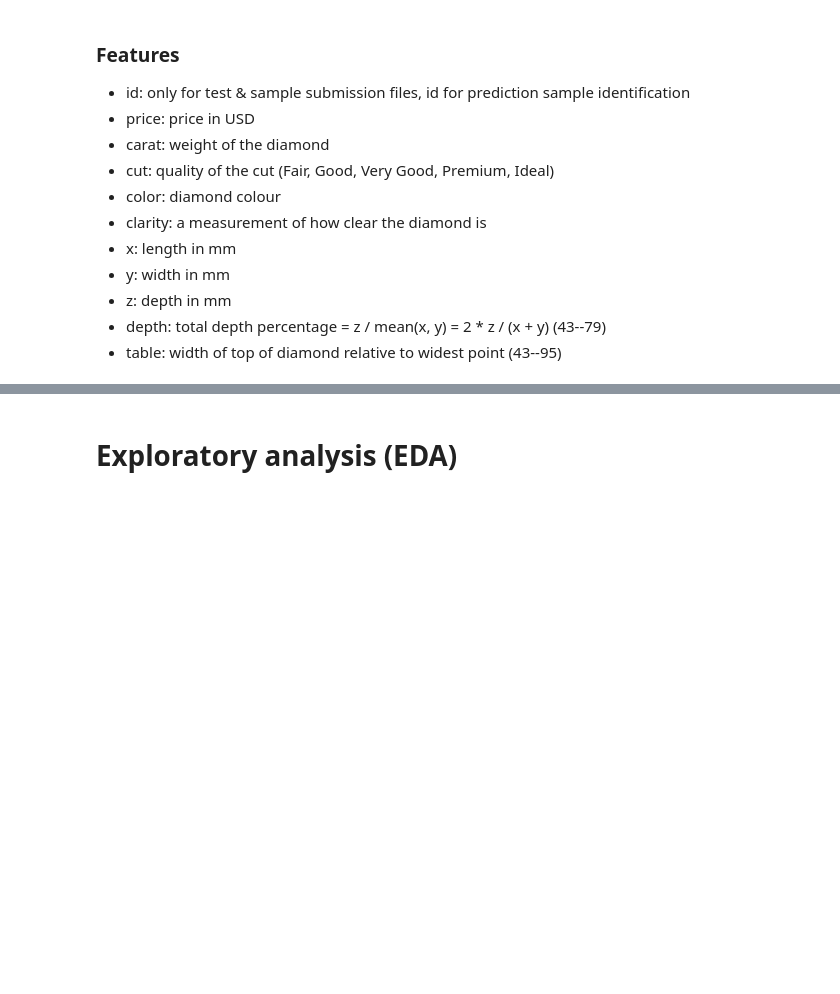
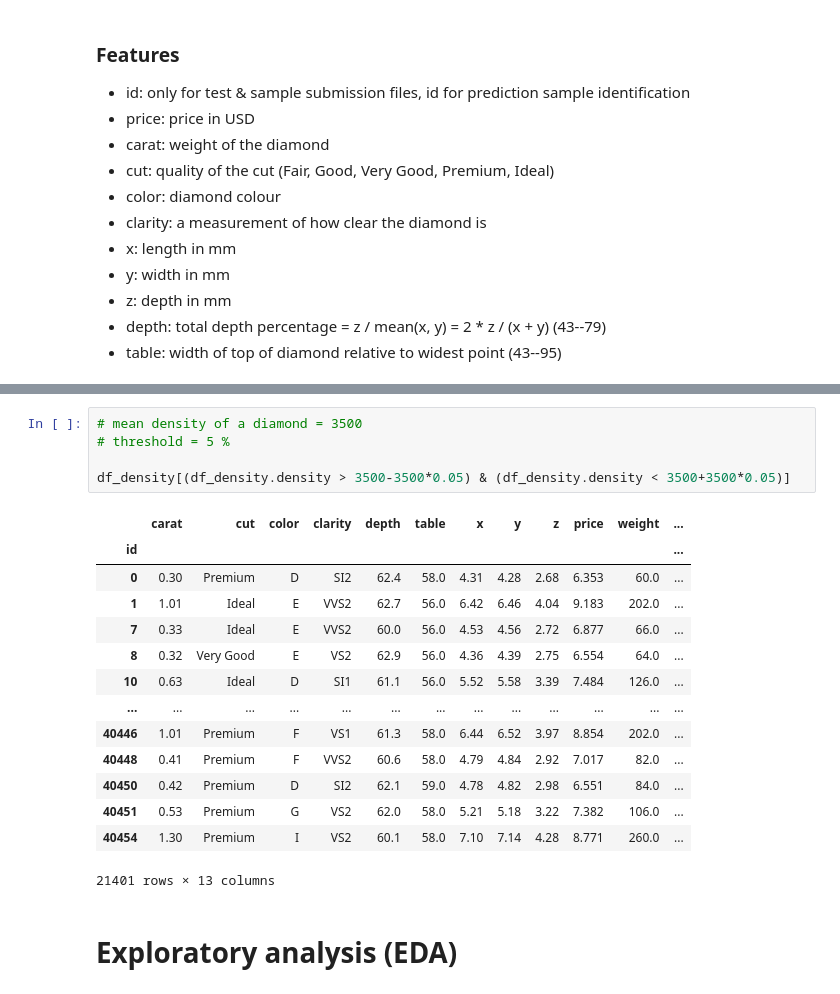
Before and after one commit to juanmolera/ML-project, a Jupyter notebook: notebooks/1-eda.ipynb, the cells around one changed output, grey strips where cells are left out. Cells and saved outputs as stored; diff of their text form; blank space fills up the shorter version.

```diff
--- a/notebooks/1-eda.ipynb
+++ b/notebooks/1-eda.ipynb
@@ -116,3 +125,23 @@ sns.kdeplot(
+# %%
+# mean density of a diamond = 3500
+# threshold = 5 %
+
+df_density[(df_density.density > 3500-3500*0.05) & (df_density.density < 3500+3500*0.05)]
+# %% [output]
+|  | carat | cut | color | clarity | depth | table | x | y | z | price | weight | ... |
+| id |  |  |  |  |  |  |  |  |  |  |  | ... |
+| 0 | 0.30 | Premium | D | SI2 | 62.4 | 58.0 | 4.31 | 4.28 | 2.68 | 6.353 | 60.0 | ... |
+| 1 | 1.01 | Ideal | E | VVS2 | 62.7 | 56.0 | 6.42 | 6.46 | 4.04 | 9.183 | 202.0 | ... |
+| 7 | 0.33 | Ideal | E | VVS2 | 60.0 | 56.0 | 4.53 | 4.56 | 2.72 | 6.877 | 66.0 | ... |
+| 8 | 0.32 | Very Good | E | VS2 | 62.9 | 56.0 | 4.36 | 4.39 | 2.75 | 6.554 | 64.0 | ... |
+| 10 | 0.63 | Ideal | D | SI1 | 61.1 | 56.0 | 5.52 | 5.58 | 3.39 | 7.484 | 126.0 | ... |
+| ... | ... | ... | ... | ... | ... | ... | ... | ... | ... | ... | ... | ... |
+| 40446 | 1.01 | Premium | F | VS1 | 61.3 | 58.0 | 6.44 | 6.52 | 3.97 | 8.854 | 202.0 | ... |
+| 40448 | 0.41 | Premium | F | VVS2 | 60.6 | 58.0 | 4.79 | 4.84 | 2.92 | 7.017 | 82.0 | ... |
+| 40450 | 0.42 | Premium | D | SI2 | 62.1 | 59.0 | 4.78 | 4.82 | 2.98 | 6.551 | 84.0 | ... |
+| 40451 | 0.53 | Premium | G | VS2 | 62.0 | 58.0 | 5.21 | 5.18 | 3.22 | 7.382 | 106.0 | ... |
+| 40454 | 1.30 | Premium | I | VS2 | 60.1 | 58.0 | 7.10 | 7.14 | 4.28 | 8.771 | 260.0 | ... |
+21401 rows × 13 columns
 # %% [markdown]
 # Exploratory analysis (EDA)
 # %%
```
Also changed, not shown: parts of 6 cells of this notebook, 3 other files.
